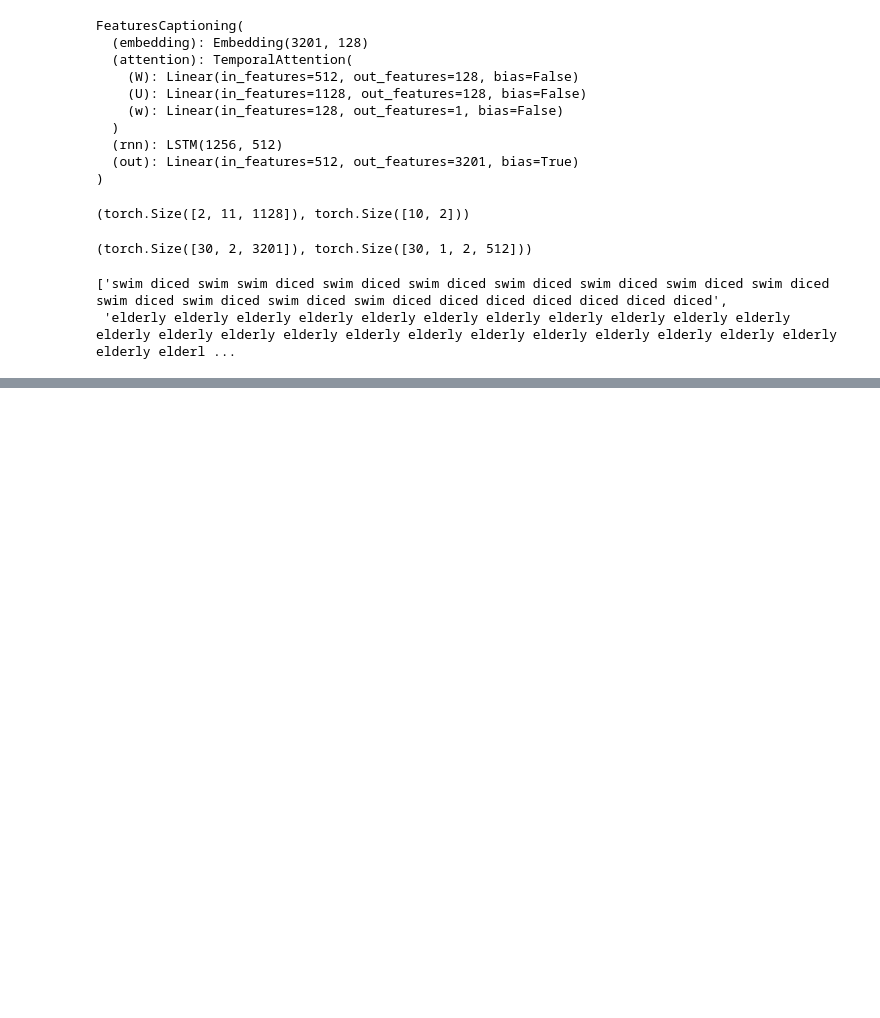
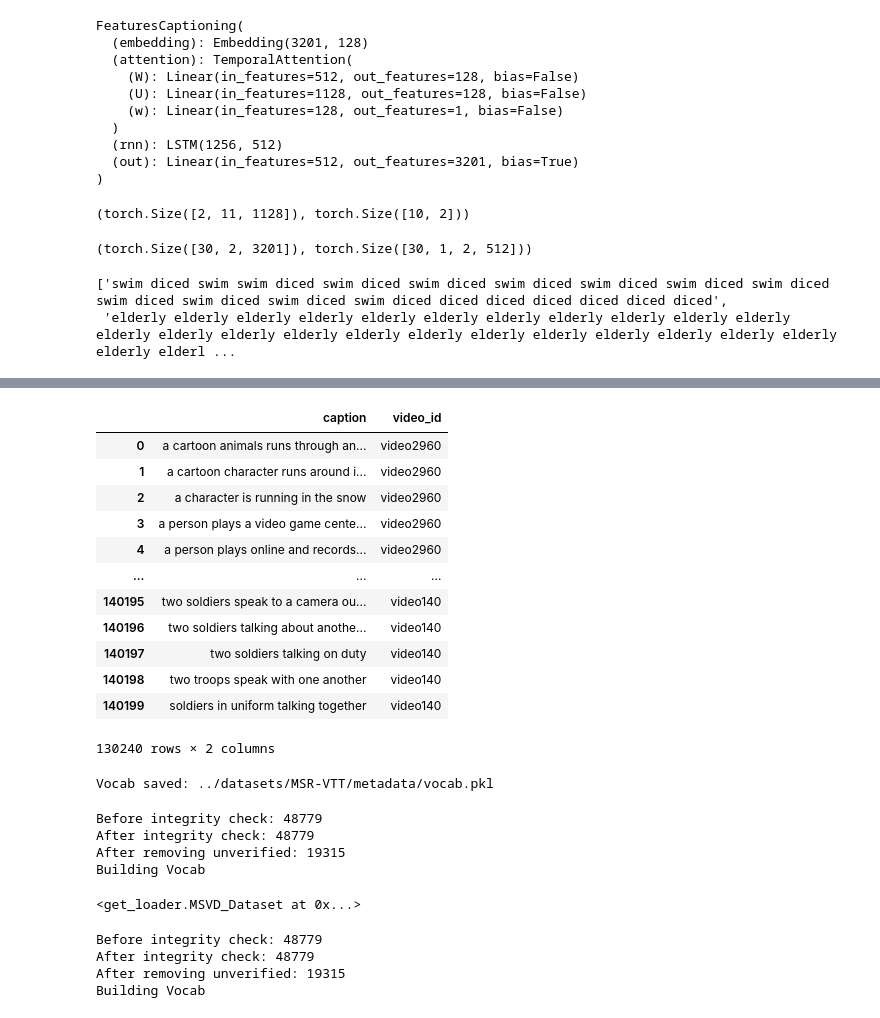
Before and after one commit to hmartelb/multimodal-video-captioning, a Jupyter notebook: nb/testing.ipynb, the cells around one changed output, grey strips where cells are left out. Cells and saved outputs as stored; diff of their text form; code cells hidden in the pictures; blank space fills up the shorter version.

```diff
--- a/nb/testing.ipynb
+++ b/nb/testing.ipynb
@@ -708,0 +725,4 @@ outputs = model.beam_search_predict(x, vocab)
+# %%
+path = "../datasets/MSR-VTT/train_val_videodatainfo.json"
+
+data = json.load(open(path, 'r'))
@@ -708,0 +745,2 @@ outputs = model.beam_search_predict(x, vocab)
+# %%
+metadata = pd.DataFrame(data['sentences'])
@@ -708,0 +756,58 @@ outputs = model.beam_search_predict(x, vocab)
+# %%
+metadata['id'] = metadata.video_id.apply(lambda x: int(x.replace('video','')))
+# %%
+split = {
+    "train": [0, 6512], # (6513)
+    "val": [6513, 7009], # (497)
+    "test": [7010, 9999] # (2990)
+}
+
+start, end = split['train']
+metadata[(metadata.id >= start) & (metadata.id < end)][['caption', 'video_id']]
+# %% [output]
+|  | caption | video_id |
+| 0 | a cartoon animals runs through an... | video2960 |
+| 1 | a cartoon character runs around i... | video2960 |
+| 2 | a character is running in the snow | video2960 |
+| 3 | a person plays a video game cente... | video2960 |
+| 4 | a person plays online and records... | video2960 |
+| ... | ... | ... |
+| 140195 | two soldiers speak to a camera ou... | video140 |
+| 140196 | two soldiers talking about anothe... | video140 |
+| 140197 | two soldiers talking on duty | video140 |
+| 140198 | two troops speak with one another | video140 |
+| 140199 | soldiers in uniform talking together | video140 |
+130240 rows × 2 columns
+# %%
+## Vocab
+dataset_folder = os.path.join("../datasets", "MSR-VTT")
+json_path = os.path.join(dataset_folder, "metadata", "train_val_videodatainfo.json")
+vocab_path = os.path.join(dataset_folder, "metadata", "vocab.pkl")
+
+data = json.load(open(json_path, 'r'))
+metadata = pd.DataFrame(data['sentences'])
+metadata['id'] = metadata.video_id.apply(lambda x: int(x.replace('video','')))
+# train: 0-6512, Val: 6513-7009
+sentences = metadata[(metadata.id >= 0) & (metadata.id < 7009)]['caption'].tolist()
+
+Vocabulary.prebuild(sentences, vocab_path)
+# %% [output]
+Vocab saved: ../datasets/MSR-VTT/metadata/vocab.pkl
+# %%
+## loader
+dataset_folder = os.path.join("../datasets", "MSVD")
+MSVD_Dataset(dataset_folder)
+# %% [output]
+Before integrity check: 48779
+After integrity check: 48779
+After removing unverified: 19315
+Building Vocab
+<get_loader.MSVD_Dataset at 0x...>
+# %%
+av_dataset = MSVD_Dataset(dataset_folder)
+vc_dataset = VideoDataset_to_VideoCaptionsLoader(av_dataset)
+# %% [output]
+Before integrity check: 48779
+After integrity check: 48779
+After removing unverified: 19315
+Building Vocab
```
Also changed, not shown: parts of 10 cells of this notebook, 1 other file.
